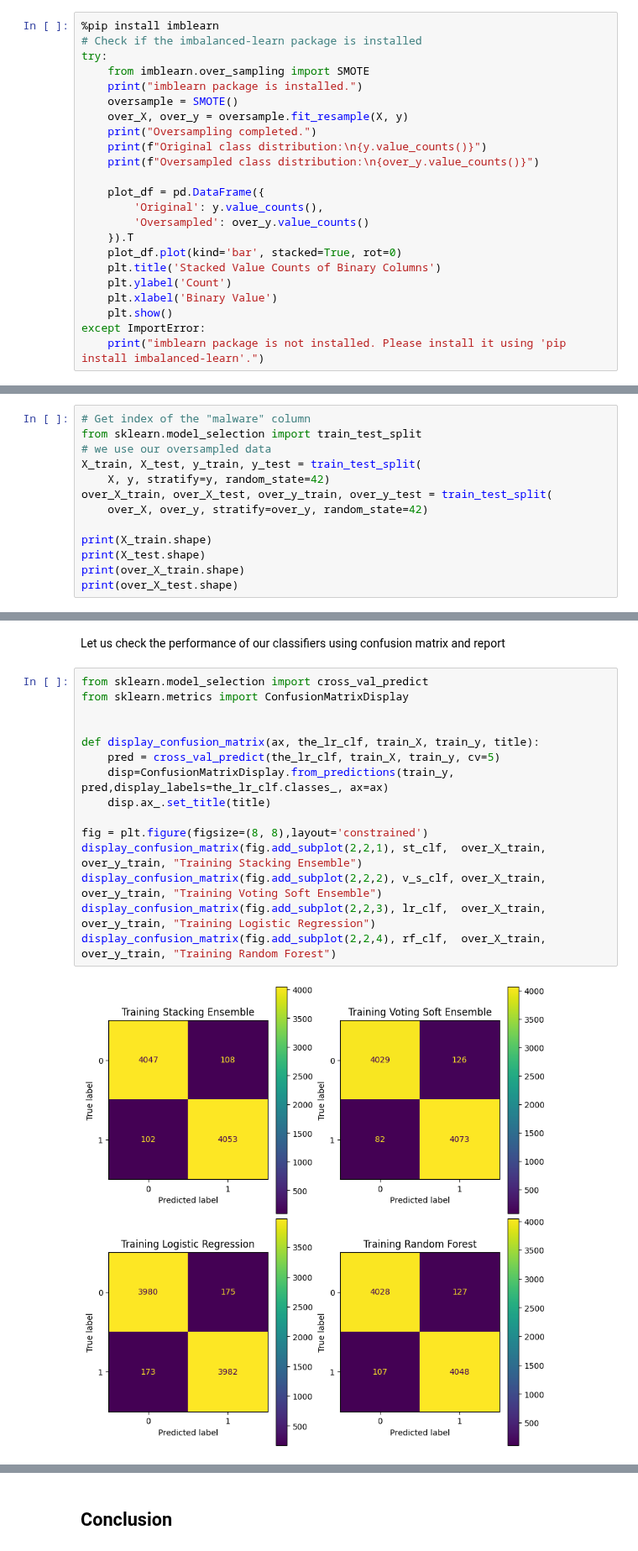
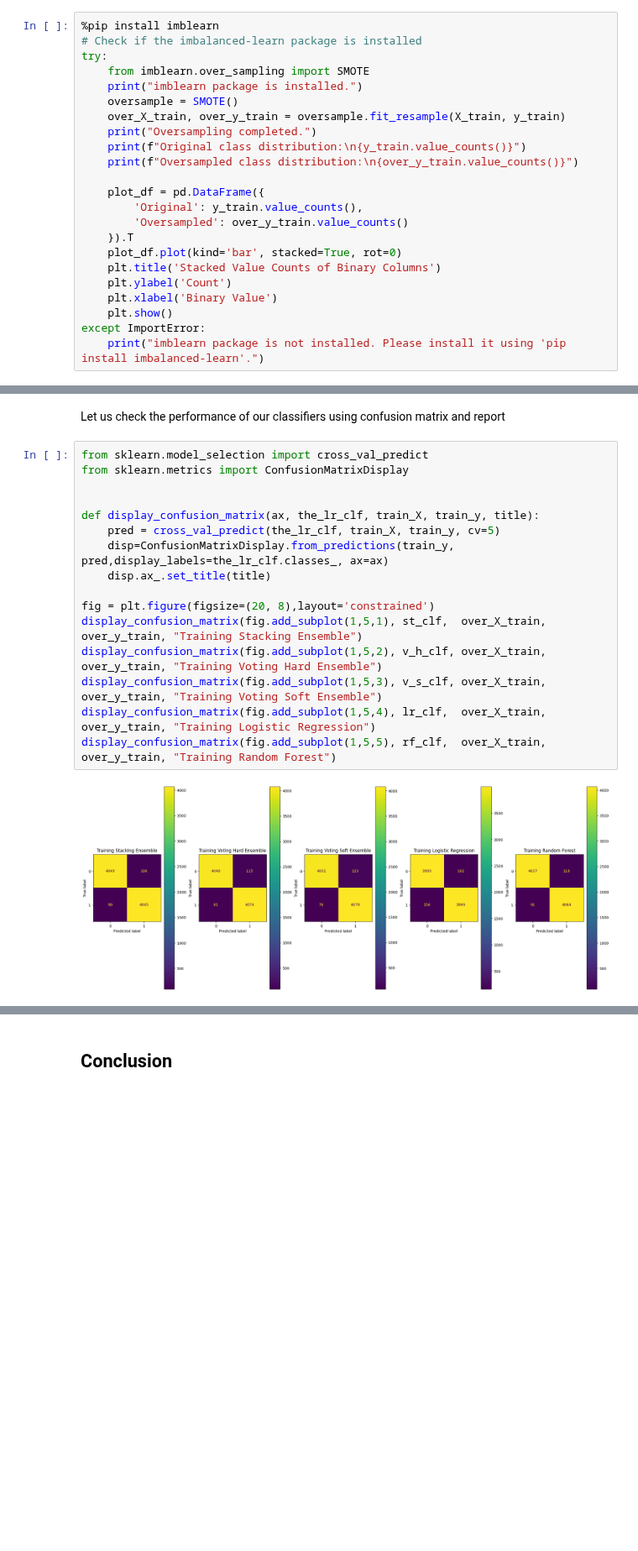
Before and after one commit to raymondsamalo/25S1-C-NYP-ITI111-Applied-Machine-Learning, a Jupyter notebook: AndroidMalwareRaymondSamalo.ipynb, the cells around one changed output, grey strips where cells are left out. Shown at 84% size. Drawn from its saved outputs; the diff is of its cells as text; blank space fills up the shorter version.

```diff
--- a/AndroidMalwareRaymondSamalo.ipynb
+++ b/AndroidMalwareRaymondSamalo.ipynb
@@ -397,14 +442,14 @@ try:
     from imblearn.over_sampling import SMOTE
     print("imblearn package is installed.")
     oversample = SMOTE()
-    over_X, over_y = oversample.fit_resample(X, y)
+    over_X_train, over_y_train = oversample.fit_resample(X_train, y_train)
     print("Oversampling completed.")
-    print(f"Original class distribution:\n{y.value_counts()}")
-    print(f"Oversampled class distribution:\n{over_y.value_counts()}")
+    print(f"Original class distribution:\n{y_train.value_counts()}")
+    print(f"Oversampled class distribution:\n{over_y_train.value_counts()}")
 
     plot_df = pd.DataFrame({
-        'Original': y.value_counts(),
-        'Oversampled': over_y.value_counts()
+        'Original': y_train.value_counts(),
+        'Oversampled': over_y_train.value_counts()
     }).T
     plot_df.plot(kind='bar', stacked=True, rot=0)
     plt.title('Stacked Value Counts of Binary Columns')
@@ -438,13 +479,0 @@ Let's split our data into test and train rows
-# %%
-# Get index of the "malware" column
-from sklearn.model_selection import train_test_split
-# we use our oversampled data
-X_train, X_test, y_train, y_test = train_test_split(
-    X, y, stratify=y, random_state=42)
-over_X_train, over_X_test, over_y_train, over_y_test = train_test_split(
-    over_X, over_y, stratify=over_y, random_state=42)
-
-print(X_train.shape)
-print(X_test.shape)
-print(over_X_train.shape)
-print(over_X_test.shape)
@@ -942,20 +928,21 @@ Let us check the performance of our classifiers using confusion matrix and repor
 # %%
 from sklearn.model_selection import cross_val_predict
 from sklearn.metrics import ConfusionMatrixDisplay
 
 
 def display_confusion_matrix(ax, the_lr_clf, train_X, train_y, title):
     pred = cross_val_predict(the_lr_clf, train_X, train_y, cv=5)
     disp=ConfusionMatrixDisplay.from_predictions(train_y, pred,display_labels=the_lr_clf.classes_, ax=ax)
     disp.ax_.set_title(title)
 
-fig = plt.figure(figsize=(8, 8),layout='constrained')
-display_confusion_matrix(fig.add_subplot(2,2,1), st_clf,  over_X_train, over_y_train, "Training Stacking Ensemble")
-display_confusion_matrix(fig.add_subplot(2,2,2), v_s_clf, over_X_train, over_y_train, "Training Voting Soft Ensemble")
-display_confusion_matrix(fig.add_subplot(2,2,3), lr_clf,  over_X_train, over_y_train, "Training Logistic Regression")
-display_confusion_matrix(fig.add_subplot(2,2,4), rf_clf,  over_X_train, over_y_train, "Training Random Forest")
+fig = plt.figure(figsize=(20, 8),layout='constrained')
+display_confusion_matrix(fig.add_subplot(1,5,1), st_clf,  over_X_train, over_y_train, "Training Stacking Ensemble")
+display_confusion_matrix(fig.add_subplot(1,5,2), v_h_clf, over_X_train, over_y_train, "Training Voting Hard Ensemble")
+display_confusion_matrix(fig.add_subplot(1,5,3), v_s_clf, over_X_train, over_y_train, "Training Voting Soft Ensemble")
+display_confusion_matrix(fig.add_subplot(1,5,4), lr_clf,  over_X_train, over_y_train, "Training Logistic Regression")
+display_confusion_matrix(fig.add_subplot(1,5,5), rf_clf,  over_X_train, over_y_train, "Training Random Forest")
 # %% [output]
-[figure, old version]
+[figure, new version]
 # %% [markdown]
 For training data, our ensemble methods perform better than Logistic Regression.
 
```
Also changed, not shown: parts of 32 cells of this notebook.
